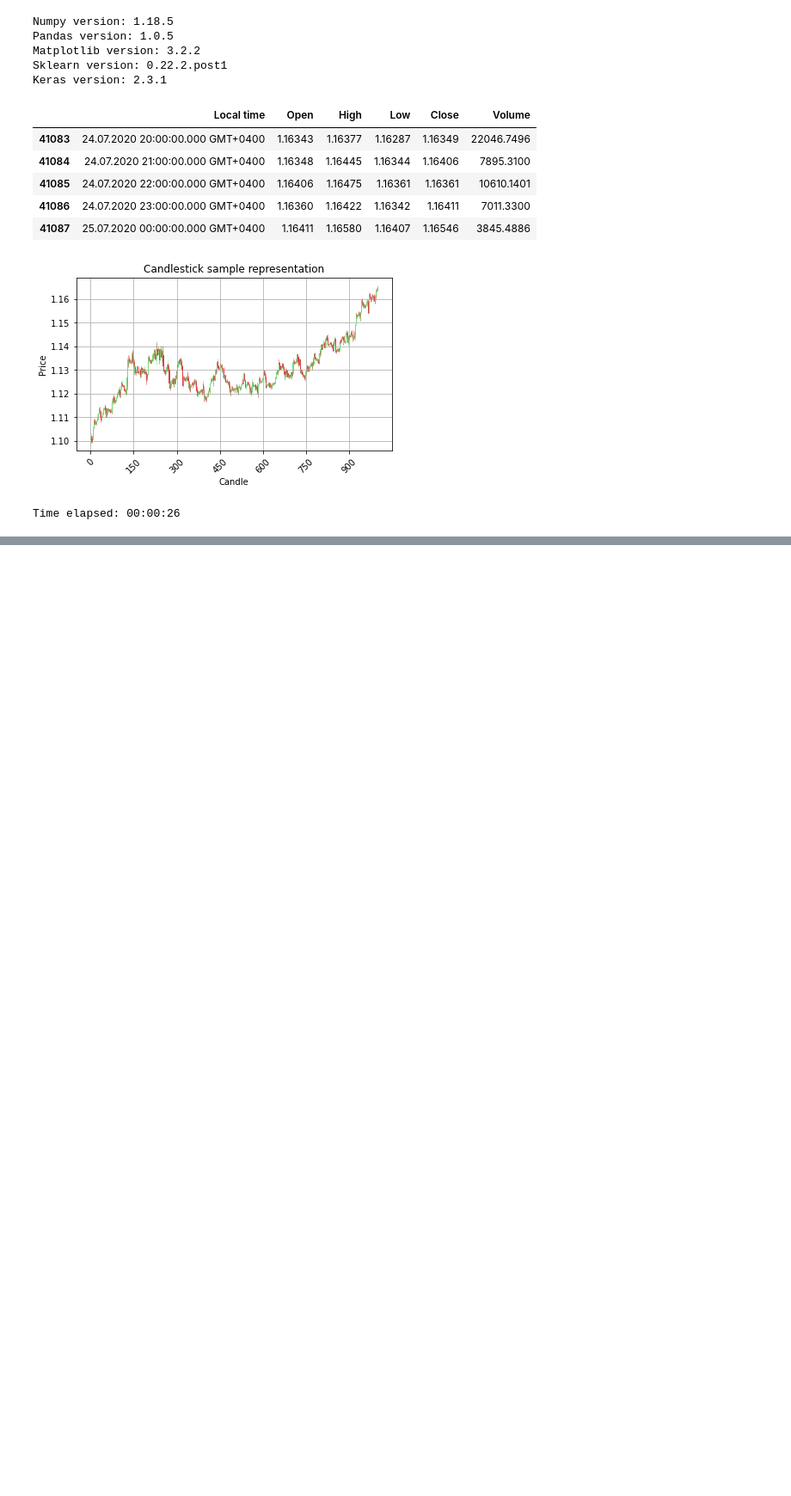
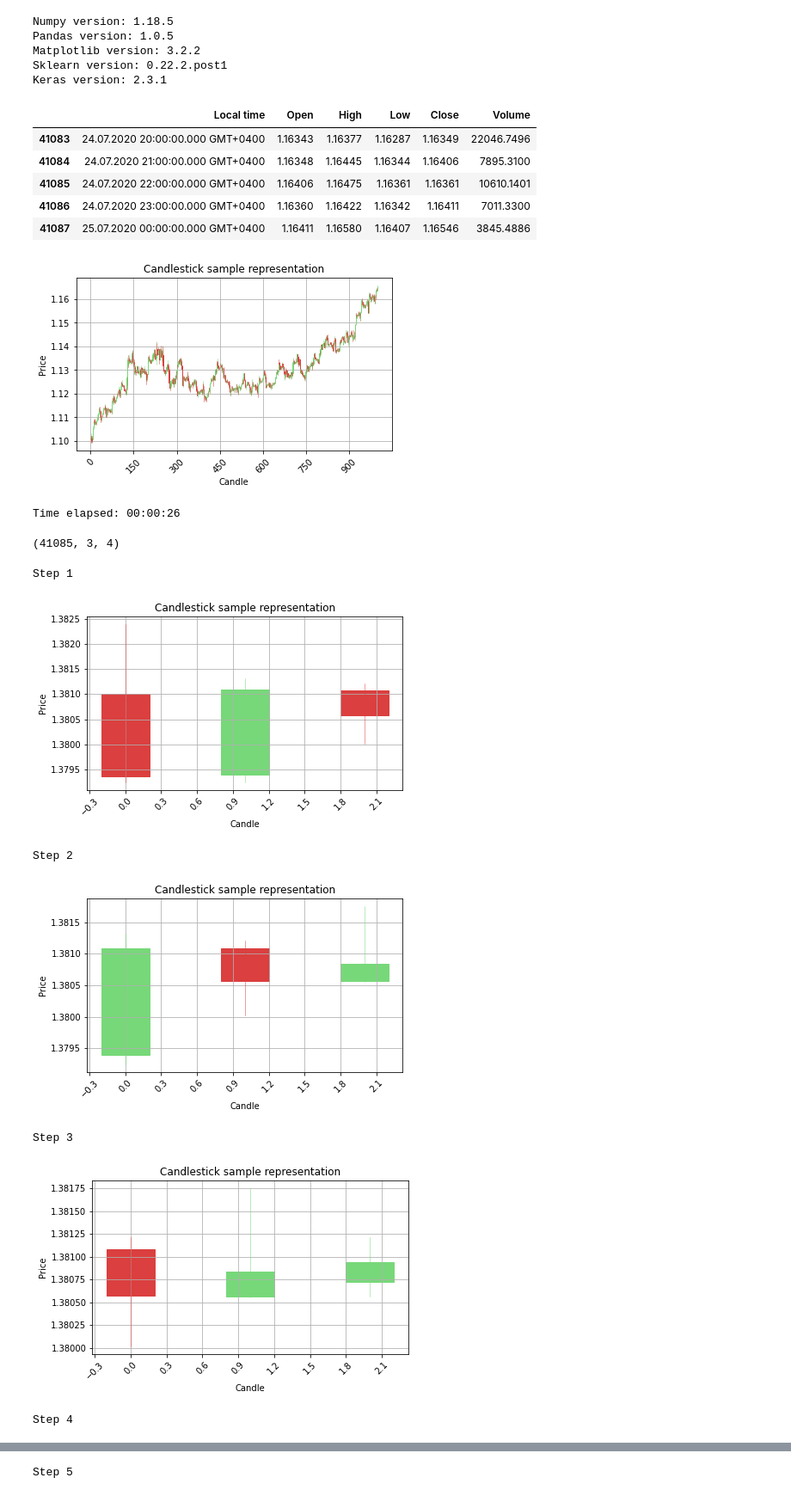
Before and after one commit to Faouzijedidi1/ResearchForex, a Jupyter notebook: NN_for_Forex_V0_1_using_Keras_to_predict_patterns.ipynb, the cells around one changed output, grey strips where cells are left out. Shown at 86% size. Drawn from its saved outputs; the diff is of its cells as text; code cells hidden in the pictures; blank space fills up the shorter version.

```diff
--- a/NN_for_Forex_V0_1_using_Keras_to_predict_patterns.ipynb
+++ b/NN_for_Forex_V0_1_using_Keras_to_predict_patterns.ipynb
@@ -107,3 +107,21 @@ three_dim_sequence = np.asarray(my_generator(my_dataset.values[1:],3))
 cell_timer.kill()
 # %% [output]
 Time elapsed: 00:00:26
+# %%
+three_dim_sequence.shape
+# %% [output]
+(41085, 3, 4)
+# %%
+counter=0
+for candle in three_dim_sequence[1000:1005]:
+    counter=counter+1
+    print('Step ' + str(counter))
+    graph_data_ohlc(candle)
+# %% [output]
+Step 1
+[figure, added]
+Step 2
+[figure, added]
+Step 3
+[figure, added]
+Step 4
@@ -109,0 +129 @@ Time elapsed: 00:00:26
+Step 5
```
Also changed, not shown: parts of 15 cells of this notebook.
